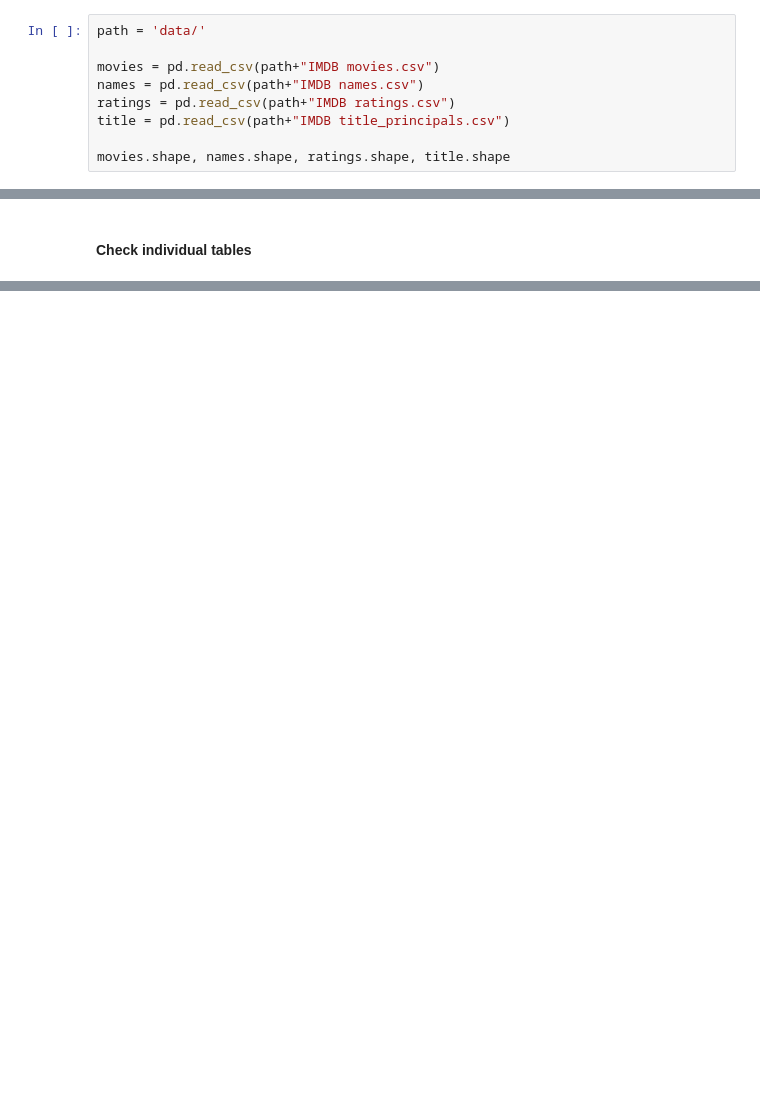
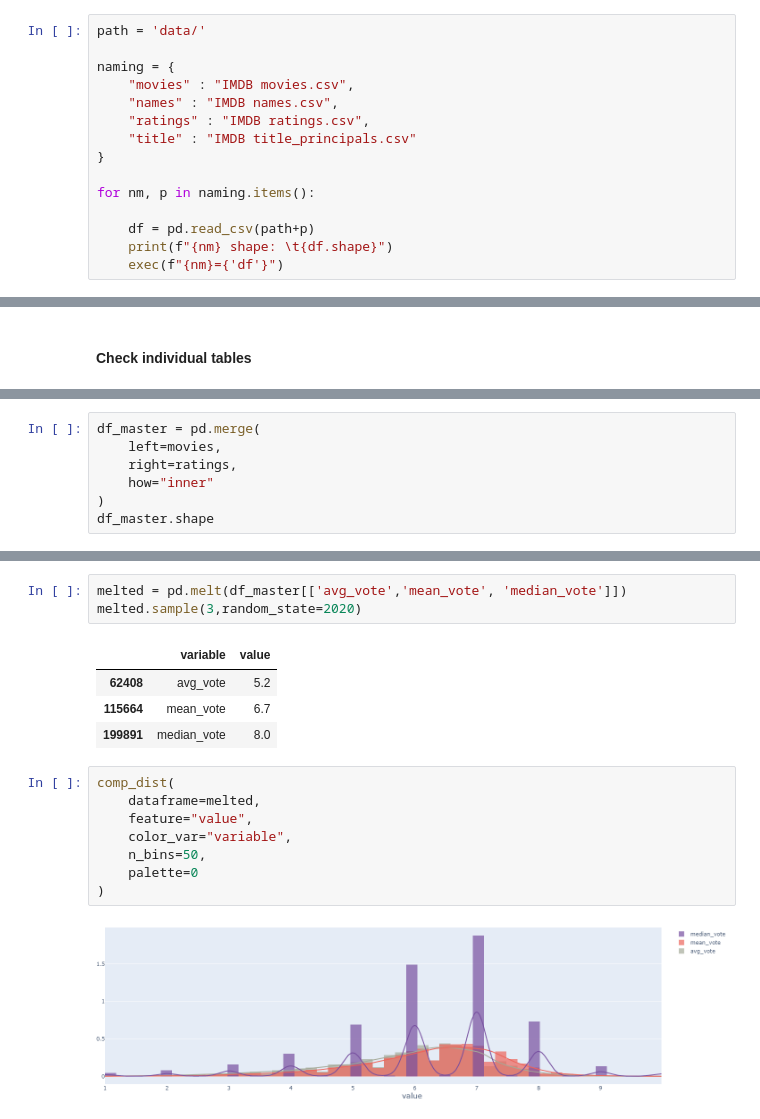
Before and after one commit to GitAnalyst/imdb, a Jupyter notebook: EDA.ipynb, the cells around one changed output, grey strips where cells are left out. Saved outputs shown, nothing was run; the diff lists cells and outputs as text; blank space fills up the shorter version.

```diff
--- a/EDA.ipynb
+++ b/EDA.ipynb
@@ -5,10 +11,16 @@ import lightgbm as lgb
 # %%
 path = 'data/'
 
-movies = pd.read_csv(path+"IMDB movies.csv")
-names = pd.read_csv(path+"IMDB names.csv")
-ratings = pd.read_csv(path+"IMDB ratings.csv")
-title = pd.read_csv(path+"IMDB title_principals.csv")
+naming = {
+    "movies" : "IMDB movies.csv",
+    "names" : "IMDB names.csv",
+    "ratings" : "IMDB ratings.csv",
+    "title" : "IMDB title_principals.csv"
+}
 
-movies.shape, names.shape, ratings.shape, title.shape
+for nm, p in naming.items():
+
+    df = pd.read_csv(path+p)
+    print(f"{nm} shape: \t{df.shape}")
+    exec(f"{nm}={'df'}")
 # %% [output]
@@ -159,0 +205,7 @@ imdb_name_id     object    0.000000   175715
+# %%
+df_master = pd.merge(
+    left=movies,
+    right=ratings,
+    how="inner"
+)
+df_master.shape
@@ -159,0 +238,18 @@ imdb_name_id     object    0.000000   175715
+# %%
+melted = pd.melt(df_master[['avg_vote','mean_vote', 'median_vote']])
+melted.sample(3,random_state=2020)
+# %% [output]
+|  | variable | value |
+| 62408 | avg_vote | 5.2 |
+| 115664 | mean_vote | 6.7 |
+| 199891 | median_vote | 8.0 |
+# %%
+comp_dist(
+    dataframe=melted,
+    feature="value",
+    color_var="variable",
+    n_bins=50,
+    palette=0
+)
+# %% [output]
+[figure, added]
```
Also changed, not shown: parts of 18 cells of this notebook, 2 other files.
